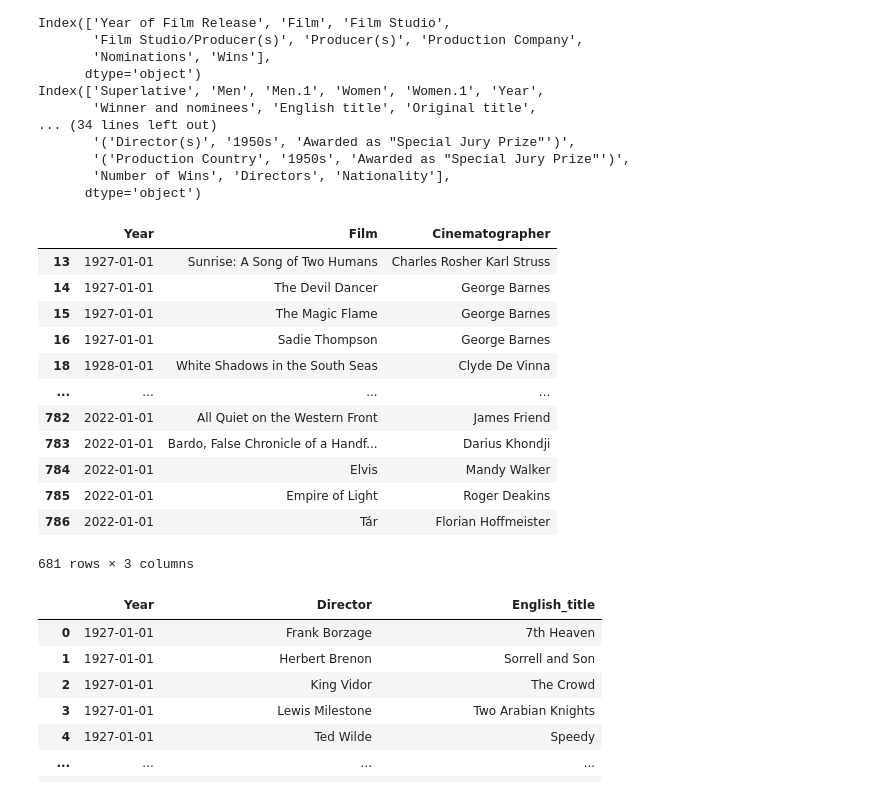
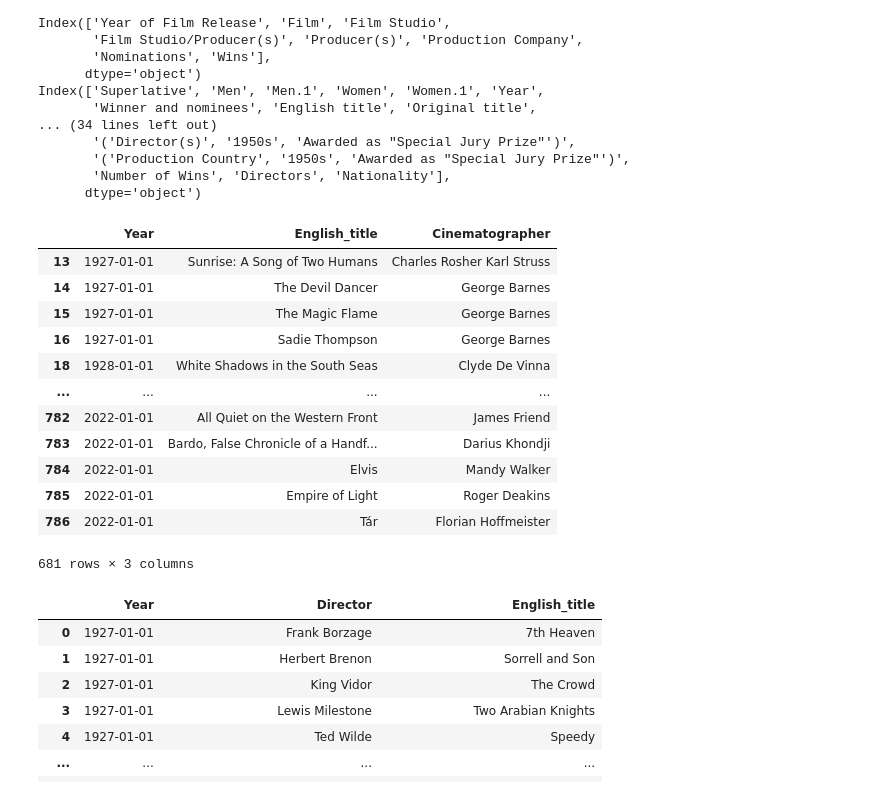
Before and after one commit to itsreivilo/movies, a Jupyter notebook: cleaning_data/cleaning_awards.ipynb, the cells around one changed output. Drawn from its saved outputs; the diff is of its cells as text; code cells hidden in the pictures.

```diff
--- a/cleaning_data/cleaning_awards.ipynb
+++ b/cleaning_data/cleaning_awards.ipynb
@@ -104,18 +104,18 @@ def conv_date(df):
 # %%
 #Nettoyage et mise en conformité de la base de données Academy
 
 #Best-cinematography
 
 #Supprimer les 3 premières et 3 dernières colonnes et 13 premières lignes qui référent à un tableau qui ne nous intéresse pas dans notre code
 ac_bc_cl = ac_bc.drop(['Category', 'Name', 'Superlative', 'Notes', 'Awards', 'Nominations', 'Recipient'], axis=1)
 ac_bc_cl = ac_bc_cl.iloc[13:, :]
 #conversion en type date de la colonne 'Year'
-ac_bc_cl.rename(columns={'Nominees': 'Cinematographer'}, inplace=True)
+ac_bc_cl.rename(columns={'Nominees': 'Cinematographer', 'Film':'English_title'}, inplace=True)
 ac_bc_cl = conv_date(ac_bc_cl)
-ac_bc_cl = ac_bc_cl.dropna(subset=['Film', 'Cinematographer'], how='all')
+ac_bc_cl = ac_bc_cl.dropna(subset=['English_title', 'Cinematographer'], how='all')
 ac_bc_cl
 # %% [output]
-|  | Year | Film | Cinematographer |
+|  | Year | English_title | Cinematographer |
 | 13 | 1927-01-01 | Sunrise: A Song of Two Humans | Charles Rosher Karl Struss |
 | 14 | 1927-01-01 | The Devil Dancer | George Barnes |
 | 15 | 1927-01-01 | The Magic Flame | George Barnes |
```
Also changed, not shown: parts of 7 cells of this notebook.
